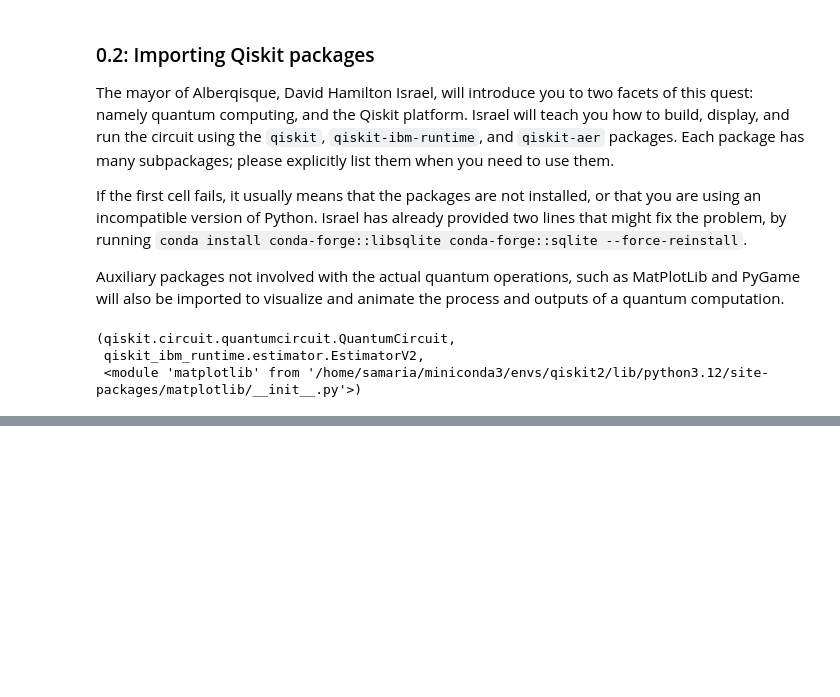
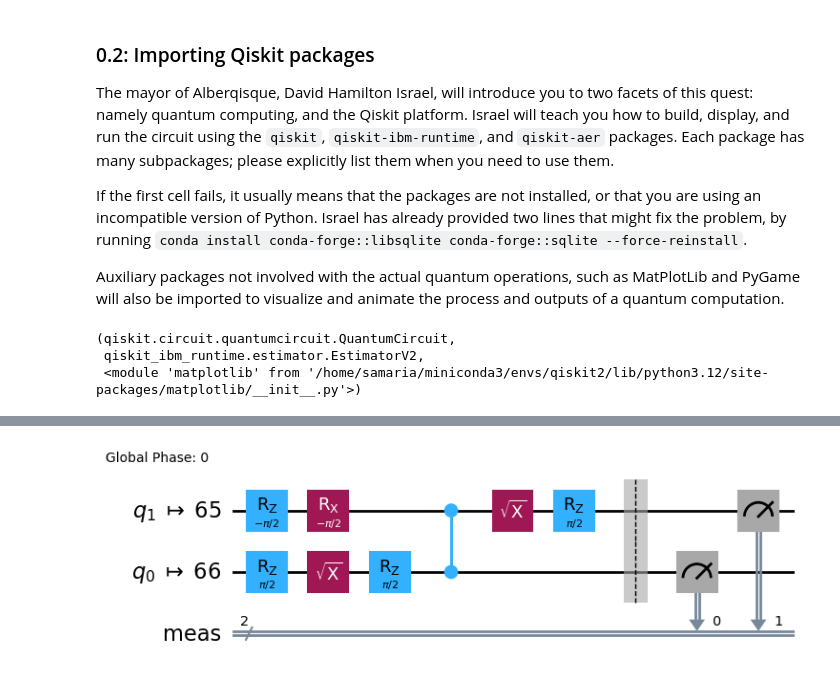
Before and after one commit to mulliganaceous/Alberqisque, a Jupyter notebook: tutorial1.ipynb, the cells around one changed output, grey strips where cells are left out. Saved outputs shown, nothing was run; the diff lists cells and outputs as text; code cells hidden in the pictures; blank space fills up the shorter version.

```diff
--- a/tutorial1.ipynb
+++ b/tutorial1.ipynb
@@ -147,0 +191,7 @@ IBMNotAuthorizedError: '401 Client Error: Unauthorized for url: https://auth.qua
+# %%
+backend = service.backend('ibm_torino', use_fractional_gates=True)
+pm = generate_preset_pass_manager(backend=backend, optimization_level=3)
+isa_circuit = pm.run(qc)
+isa_circuit.draw("mpl")
+# %% [output]
+[figure, added]
```
Also changed, not shown: parts of 24 cells of this notebook.
